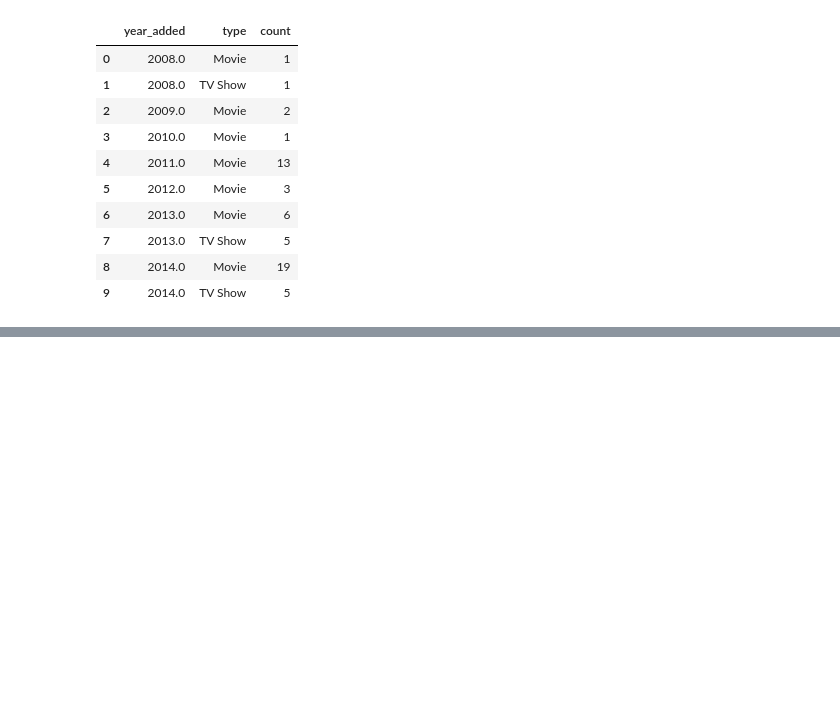
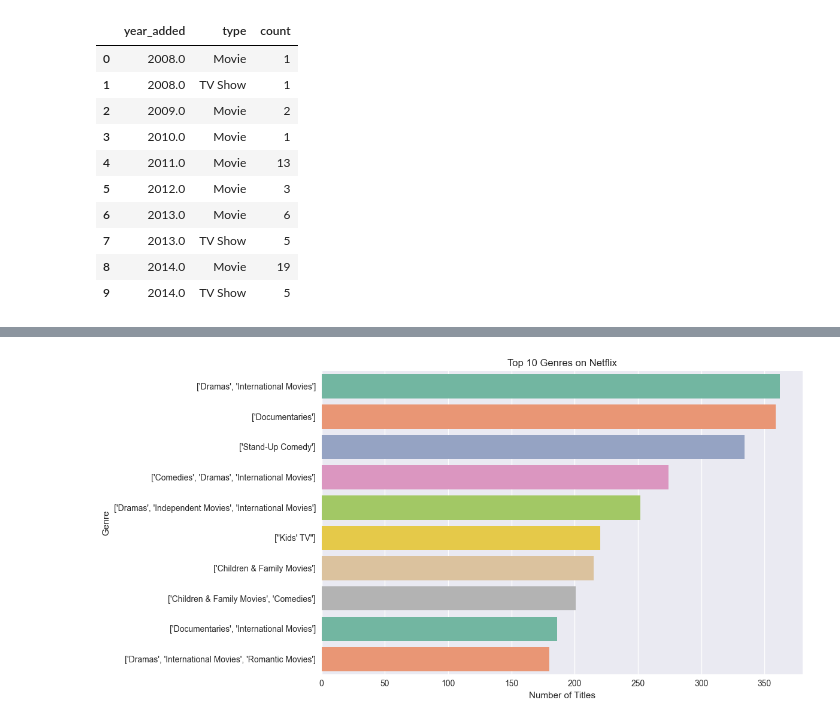
Before and after one commit to JJJJordy/netflix-data-analysis, a Jupyter notebook: notebooks/03_exploratory_data_analysis.ipynb, the cells around one changed output, grey strips where cells are left out. Saved outputs shown, nothing was run; the diff lists cells and outputs as text; code cells hidden in the pictures; blank space fills up the shorter version.

```diff
--- a/notebooks/03_exploratory_data_analysis.ipynb
+++ b/notebooks/03_exploratory_data_analysis.ipynb
@@ -39,0 +150,23 @@ titles_per_year.head(10)
+# %%
+# Compare Movies vs TV Shows by genre
+
+fig, ax = plt.subplots(figsize=(12,6))
+sns.barplot(
+    data=top_genres,
+    x="count",
+    y="genre",
+    hue="genre",        # tell seaborn to colour by genre
+    dodge=False,        # prevent side-by-side bars
+    legend=False,       # hide legend since y-axis already shows genres
+    palette="Set2",
+    ax=ax
+)
+
+ax.set_title("Top 10 Genres on Netflix")
+ax.set_xlabel("Number of Titles")
+ax.set_ylabel("Genre")
+fig.tight_layout()
+fig.savefig("../reports/netflix_top_genres.png", dpi=300)
+plt.show()
+# %% [output]
+[figure, added]
```
Also changed, not shown: parts of 7 cells of this notebook, 5 other files.
